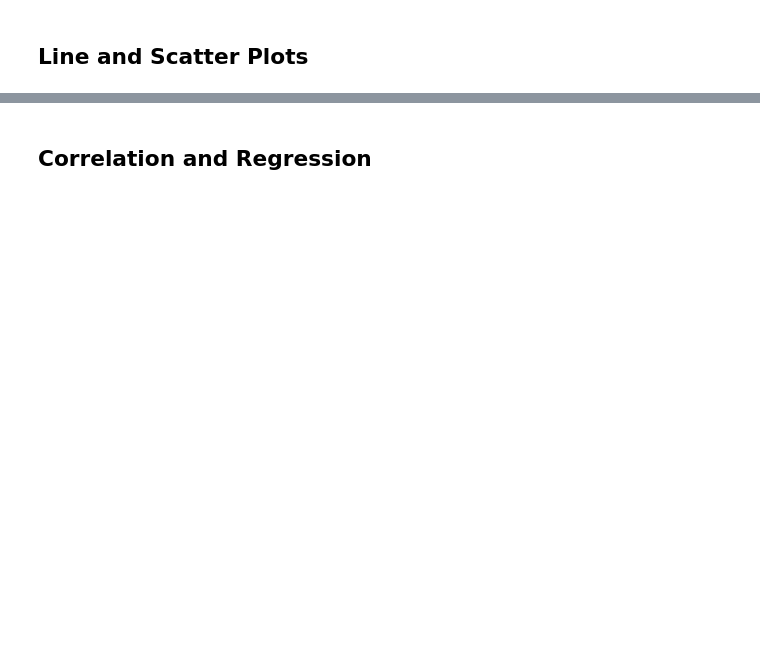
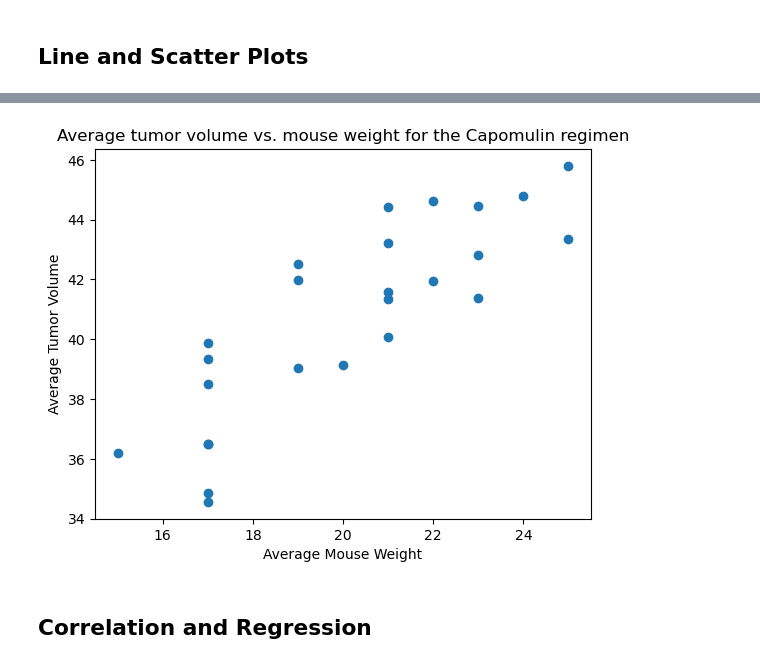
Before and after one commit to melissaprax/matplotlib-challenge, a Jupyter notebook: Pymaceuticals/pymaceuticals_starter.ipynb, the cells around one changed output, grey strips where cells are left out. Saved outputs shown, nothing was run; the diff lists cells and outputs as text; code cells hidden in the pictures; blank space fills up the shorter version.

```diff
--- a/Pymaceuticals/pymaceuticals_starter.ipynb
+++ b/Pymaceuticals/pymaceuticals_starter.ipynb
@@ -307,2 +307,22 @@ Ceftamin Series([], Name: Tumor Volume (mm3), dtype: float64)
+# %%
+# Generate a scatter plot of average tumor volume vs. average mouse weight for the Capomulin regimen
+#what am I putting on x and y
+# average tumor volume
+#mouse weight
+#capomulin regimen - this is a filter for the data, not a point on the chart
+capomulinDf = dfClean.loc[dfClean['Drug Regimen'] == 'Capomulin']
+capomulinDf
+
+mouseGroupby = capomulinDf.groupby('Mouse ID')
+
+tumorVol = mouseGroupby["Tumor Volume (mm3)"].mean()
+x_axis = mouseGroupby["Weight (g)"].mean()
+
+plt.scatter(x_axis, tumorVol);
+plt.title("Average tumor volume vs. mouse weight for the Capomulin regimen")
+plt.ylabel("Average Tumor Volume")
+plt.xlabel("Average Mouse Weight");
+# %% [output]
+[figure, added]
 # %% [markdown]
 ## Correlation and Regression
```
Also changed, not shown: parts of 9 cells of this notebook.
